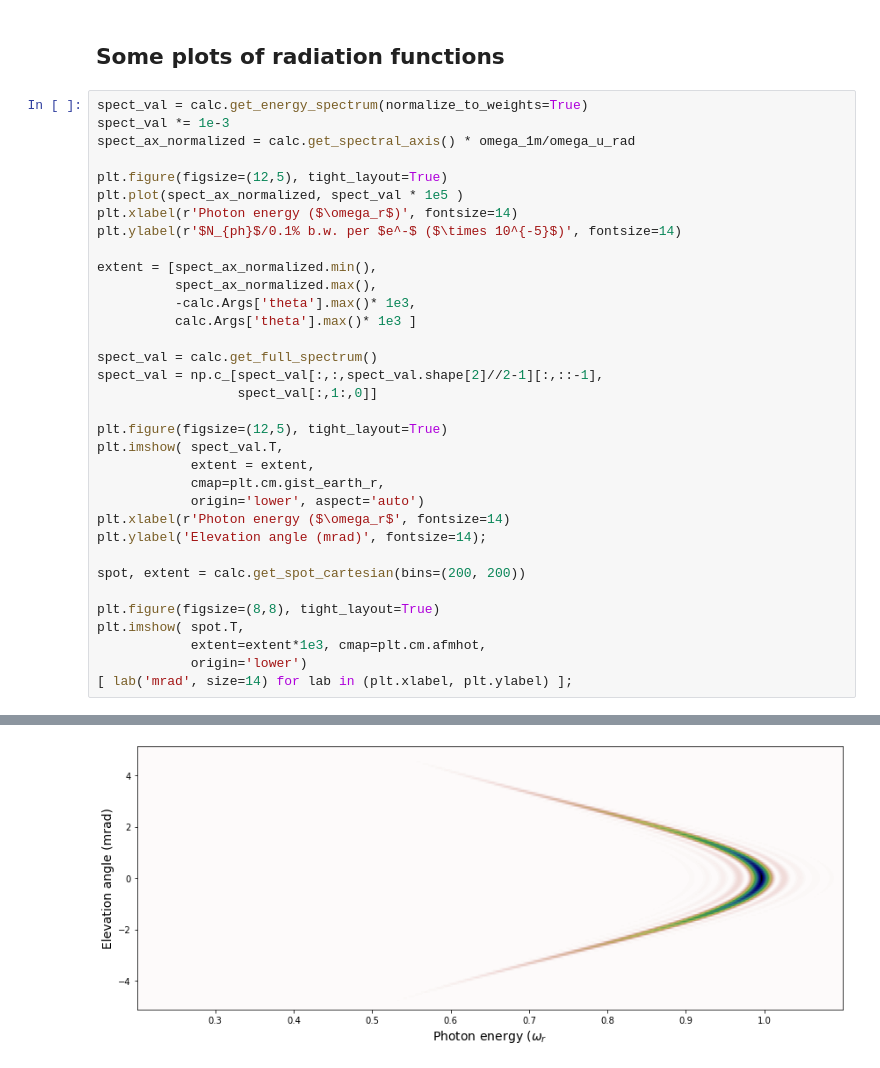
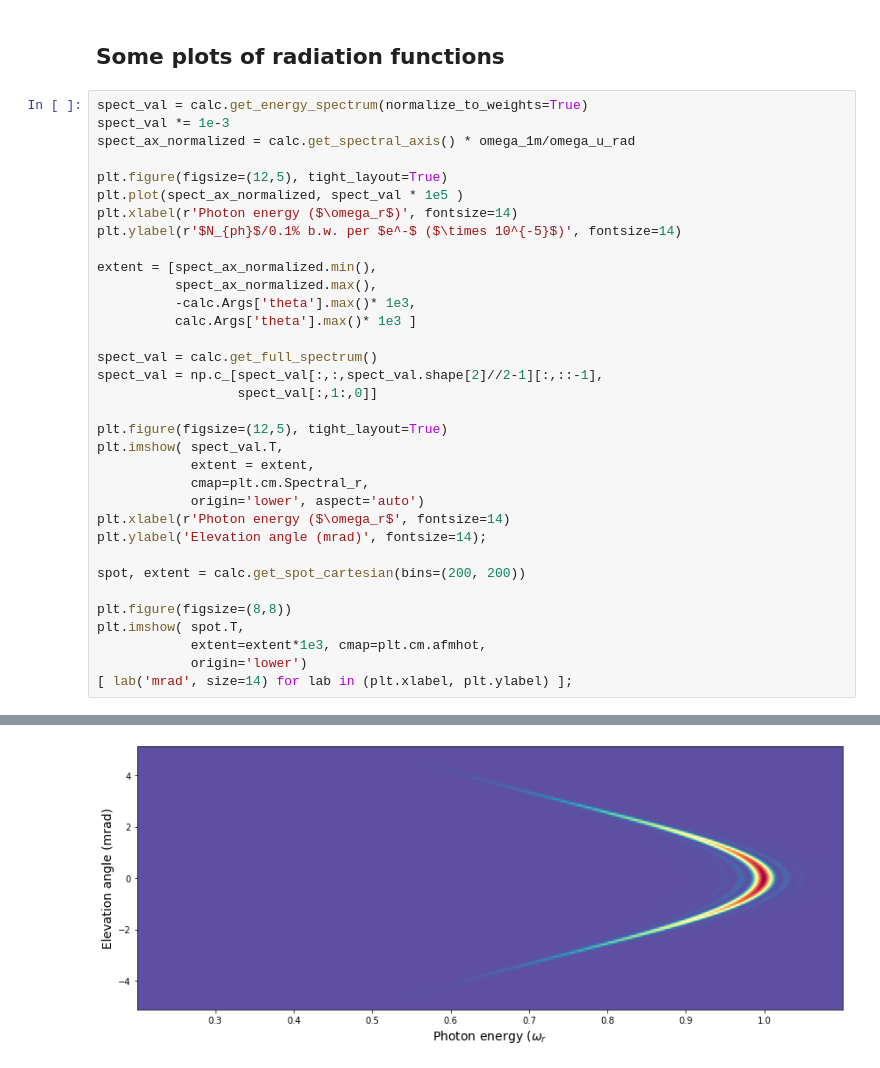
Before and after one commit to hightower8083/synchrad, a Jupyter notebook: tutorials/Undulator_Example.ipynb, the cells around one changed output, grey strips where cells are left out. Saved outputs shown, nothing was run; the diff lists cells and outputs as text.

```diff
--- a/tutorials/Undulator_Example.ipynb
+++ b/tutorials/Undulator_Example.ipynb
@@ -123,33 +123,33 @@ spect_ax_normalized = calc.get_spectral_axis() * omega_1m/omega_u_rad
 
 plt.figure(figsize=(12,5), tight_layout=True)
 plt.plot(spect_ax_normalized, spect_val * 1e5 )
 plt.xlabel(r'Photon energy ($\omega_r$)', fontsize=14)
 plt.ylabel(r'$N_{ph}$/0.1% b.w. per $e^-$ ($\times 10^{-5}$)', fontsize=14)
 
 extent = [spect_ax_normalized.min(),
           spect_ax_normalized.max(),
           -calc.Args['theta'].max()* 1e3,
           calc.Args['theta'].max()* 1e3 ]
 
 spect_val = calc.get_full_spectrum()
 spect_val = np.c_[spect_val[:,:,spect_val.shape[2]//2-1][:,::-1],
                   spect_val[:,1:,0]]
 
 plt.figure(figsize=(12,5), tight_layout=True)
 plt.imshow( spect_val.T,
             extent = extent,
-            cmap=plt.cm.gist_earth_r,
+            cmap=plt.cm.Spectral_r,
             origin='lower', aspect='auto')
 plt.xlabel(r'Photon energy ($\omega_r$', fontsize=14)
 plt.ylabel('Elevation angle (mrad)', fontsize=14);
 
 spot, extent = calc.get_spot_cartesian(bins=(200, 200))
 
-plt.figure(figsize=(8,8), tight_layout=True)
+plt.figure(figsize=(8,8))
 plt.imshow( spot.T,
             extent=extent*1e3, cmap=plt.cm.afmhot,
             origin='lower')
 [ lab('mrad', size=14) for lab in (plt.xlabel, plt.ylabel) ];
 # %% [output]
 [figure]
-[figure, old version]
+[figure, new version]
```
Also changed, not shown: parts of 4 cells of this notebook.
